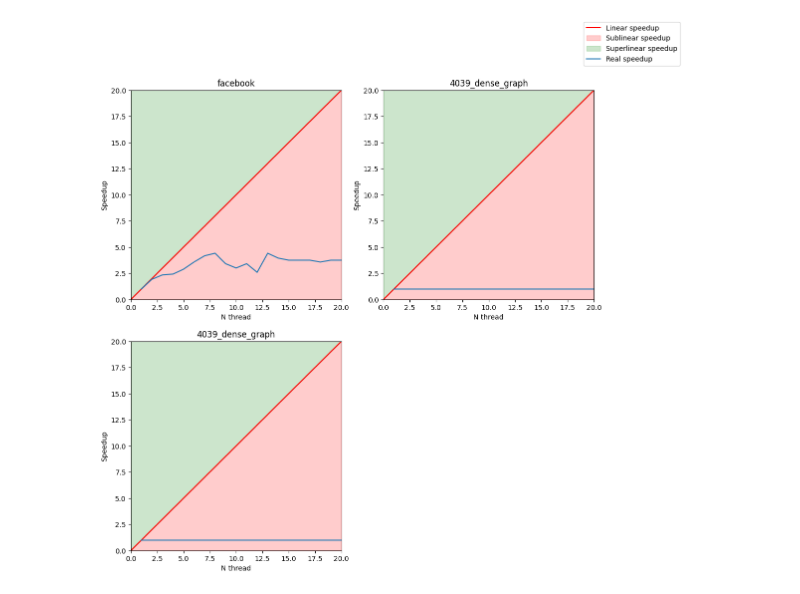
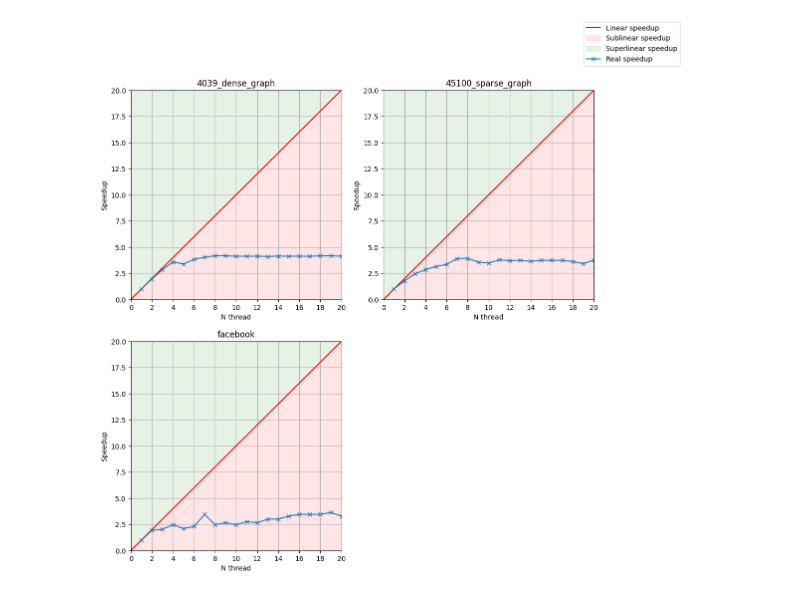
Before and after one commit to Lotto98/Assignment1_LMD, a Jupyter notebook: plot_generator.ipynb, the cells around one changed output. Saved outputs shown, nothing was run; the diff lists cells and outputs as text; code cells hidden in the pictures.

Commit message:
better plots better test

```diff
--- a/plot_generator.ipynb
+++ b/plot_generator.ipynb
@@ -45,0 +10,19 @@ data
+# %%
+graph_names=["4039_dense_graph","45100_sparse_graph","facebook"]
+
+columns=[str(x)+"_time" for x in range(1,21)]
+
+data=pd.DataFrame(
+    columns=["name"]+columns
+)
+
+for graph in graph_names:
+    row = pd.read_csv('results/'+graph+'.txt', sep=" ", header=None)
+    row.columns=columns
+    row["name"]=graph
+
+    data=pd.concat([data,row])
+
+data.reset_index(inplace=True,drop=True)
+
+data
@@ -53,37 +42,42 @@ def plot_(max_thread:int):
     for index,row in data.iterrows():
 
         axs[index].set_xlabel("N thread")
         axs[index].set_ylabel("Speedup")
 
-        axs[index].set_xlim([0,max_thread])
-        axs[index].set_ylim([0,max_thread])
+        axs[index].set_xlim(0,max_thread)
+        axs[index].set_ylim(0,max_thread)
+
+        axs[index].xaxis.set_major_locator(ticker.MaxNLocator(integer=True))
 
         axs[index].set_title(row["name"])
 
         line = mlines.Line2D([0, 1], [0, 1], color='red',label="Linear speedup")
         transform = axs[index].transAxes
         line.set_transform(transform)
-        l1=axs[index].add_line(line)
+        axs[index].add_line(line)
 
         axs[index].fill_between([x for x in range(0,max_thread+1)],
                                 [x for x in range(0,max_thread+1)],
-                                alpha=0.2,color="red",label="Sublinear speedup")
+                                alpha=0.1,color="red",label="Sublinear speedup")
 
         axs[index].fill_between([x for x in range(0,max_thread+1)],
                                 [x for x in range(0,max_thread+1)],
-                                max_thread, alpha=0.2,color="green", label="Superlinear speedup")
+                                max_thread, alpha=0.1,color="green", label="Superlinear speedup")
 
-        l2=axs[index].plot([x for x in range(1,max_thread+1)],
+        axs[index].plot([x for x in range(1,max_thread+1)],
                            [row["1_time"]/row[str(x)+"_time"] for x in range(1,max_thread+1)],
+                           '-x',
                            label="Real speedup")
+
+        axs[index].grid()
 
         handles, labels = axs[index].get_legend_handles_labels()
 
     fig.legend(handles, labels, loc="upper right", bbox_to_anchor=(1.05, 1))
 
     for index in range(data.shape[0],len(axs)):
         axs[index].remove()
 
 plot_(20)
 # %% [output]
-[figure, old version]
+[figure, new version]
```
Also changed, not shown: parts of 3 cells of this notebook, 5 other files.
